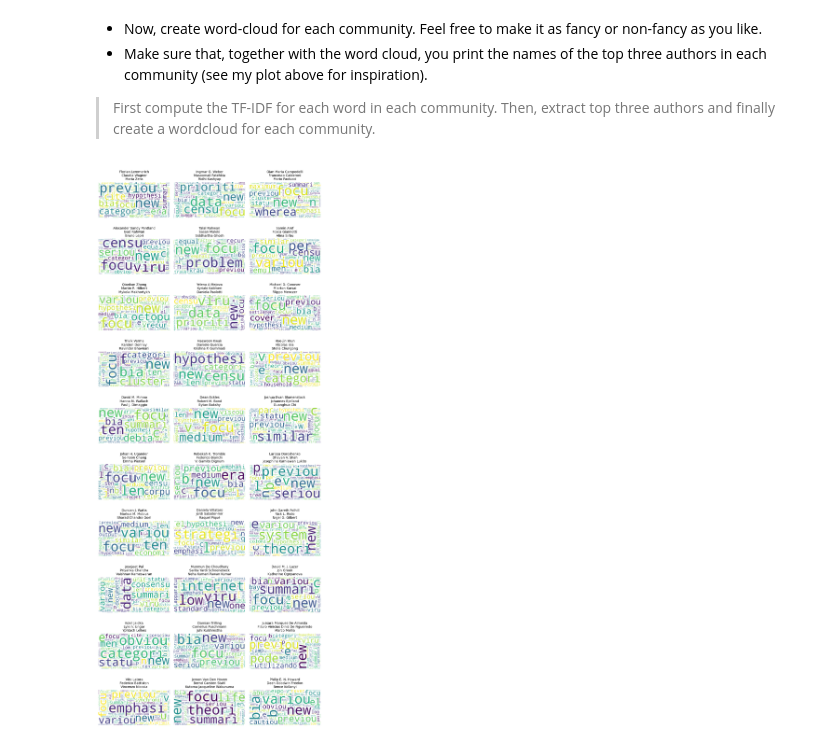
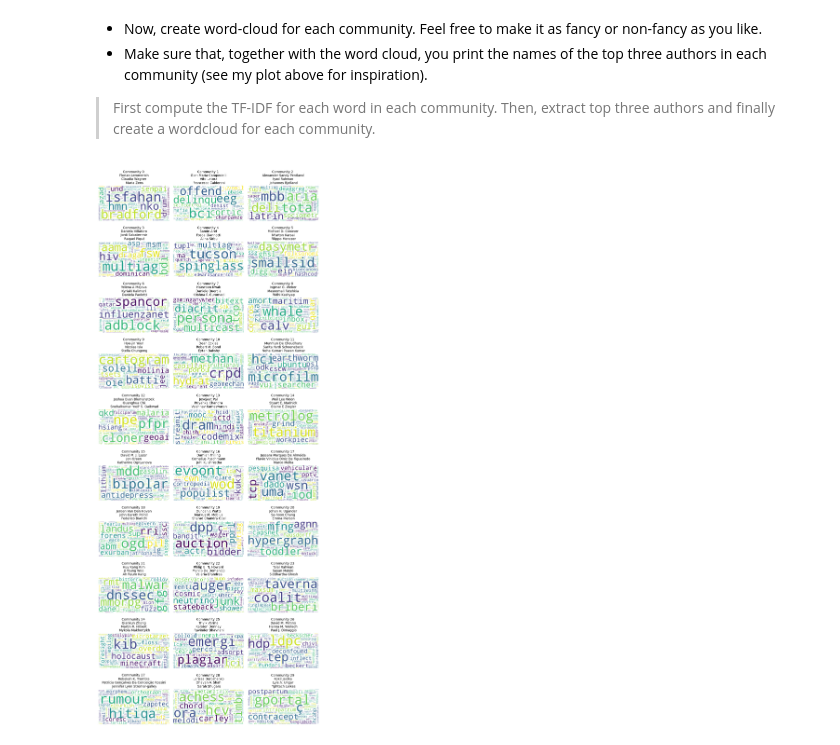
Before and after one commit to c-wejendorp/ComSocSciAssignment2Group1, a Jupyter notebook: Assignment2.ipynb, the cells around one changed output. Saved outputs shown, nothing was run; the diff lists cells and outputs as text; code cells hidden in the pictures.

```diff
--- a/Assignment2.ipynb
+++ b/Assignment2.ipynb
@@ -733,19 +734,26 @@ texts = [" ".join(TF_IDF[i]) for i in range(num_communities)]
 # %%
 from wordcloud import WordCloud
 import matplotlib.pyplot as plt
 
 
 # Generate wordclouds for each community with suplots
 fig, axes = plt.subplots(10, 3, figsize=(10, 25))
 for i, ax in enumerate(axes.flatten()):
-    text = texts[i]
-    wordcloud = WordCloud(width=800, height=400, max_font_size=150, background_color="white").generate(text)
+
+    # create wordcloud with words size proportional to tf-idf
+    wordcloud = WordCloud(width=800, height=400, max_font_size=150, background_color="white").generate_from_frequencies(TF_IDF[i])
+
     ax.imshow(wordcloud, interpolation='bilinear')
     ax.axis("off")
-    ax.set_title("\n".join(top3authors[i]), fontsize=10)
+    #add community number to the plot together with the top 3 authors
+    ax.set_title(f"Community {i} \n {top3authors[i][0]} \n {top3authors[i][1]} \n {top3authors[i][2]}", fontsize=10)
+
+    #ax.set_title("\n".join(top3authors[i]), fontsize=10)
+
+
 plt.tight_layout()
 plt.show()
 
 # 1 minutes
 # %% [output]
-[figure, old version]
+[figure, new version]
```
Also changed, not shown: parts of 33 cells of this notebook, 2 other files.
